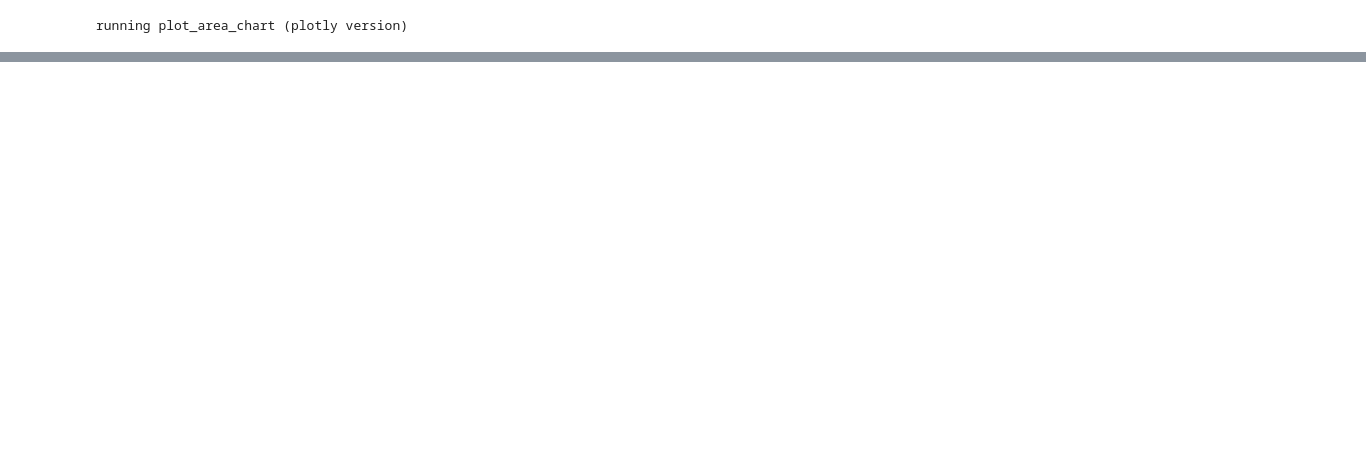
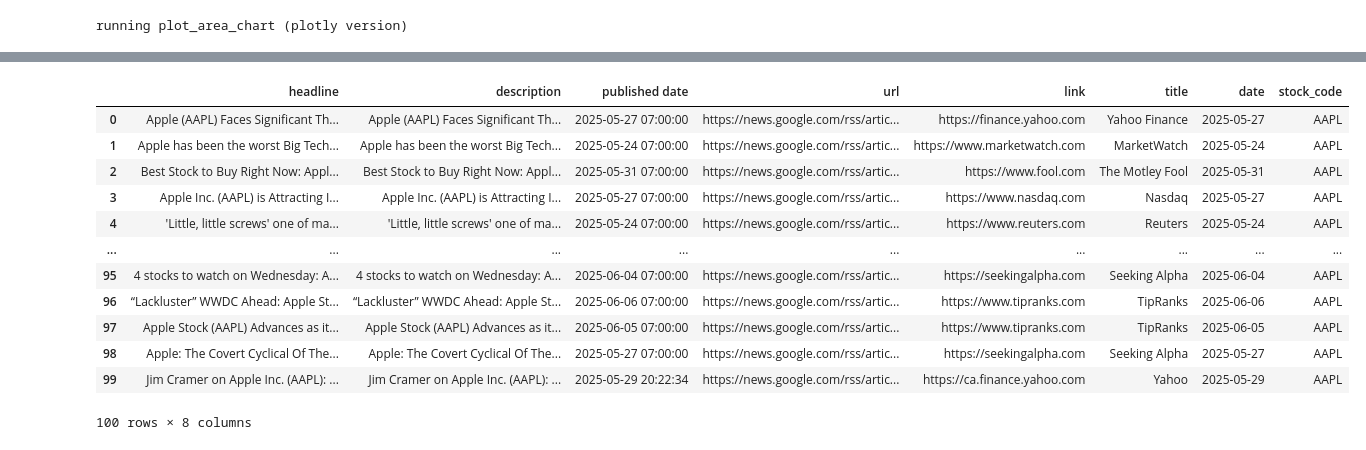
Before and after one commit to dhaanijain/stock_analyser, a Jupyter notebook: src/backend/data.ipynb, the cells around one changed output, grey strips where cells are left out. Saved outputs shown, nothing was run; the diff lists cells and outputs as text; code cells hidden in the pictures; blank space fills up the shorter version.

```diff
--- a/src/backend/data.ipynb
+++ b/src/backend/data.ipynb
@@ -48,0 +107,21 @@ fig = plot_sentiment_spikes(df_price)
+# %%
+# import streamlit as st
+# import pandas as pd
+# from datetime import datetime, timedelta
+# import sys
+# import os
+# import subprocess
+# import sqlite3
+from general import connect_to_db
+
+ticker = "AAPL"
+start_date = "2025-05-12"
+end_date = "2025-06-11"
+# sys.path.append(os.path.join(os.path.dirname(__file__), '..', 'backend'))
+# db_path = os.path.join(os.path.dirname(__file__), '..', 'backend', 'stock_data.db')
+# conn = sqlite3.connect(db_path)
+engine = connect_to_db()
+query_price = f"""
+                SELECT * FROM stock_analyzer.stock_prices WHERE stock_code = '{ticker}' AND date BETWEEN '{start_date}' AND '{end_date}' ORDER BY date;
+            """
+df_price = pd.read_sql_query(query_price, engine)
@@ -48,0 +148,4 @@ fig = plot_sentiment_spikes(df_price)
+# %%
+from data_handeling import all_articles_fetch_data
+
+all_articles = all_articles_fetch_data(ticker, start_date, end_date)
@@ -48,0 +155,16 @@ fig = plot_sentiment_spikes(df_price)
+# %%
+all_articles
+# %% [output]
+|  | headline | description | published date | url | link | title | date | stock_code |
+| 0 | Apple (AAPL) Faces Significant Th... | Apple (AAPL) Faces Significant Th... | 2025-05-27 07:00:00 | https://news.google.com/rss/artic... | https://finance.yahoo.com | Yahoo Finance | 2025-05-27 | AAPL |
+| 1 | Apple has been the worst Big Tech... | Apple has been the worst Big Tech... | 2025-05-24 07:00:00 | https://news.google.com/rss/artic... | https://www.marketwatch.com | MarketWatch | 2025-05-24 | AAPL |
+| 2 | Best Stock to Buy Right Now: Appl... | Best Stock to Buy Right Now: Appl... | 2025-05-31 07:00:00 | https://news.google.com/rss/artic... | https://www.fool.com | The Motley Fool | 2025-05-31 | AAPL |
+| 3 | Apple Inc. (AAPL) is Attracting I... | Apple Inc. (AAPL) is Attracting I... | 2025-05-27 07:00:00 | https://news.google.com/rss/artic... | https://www.nasdaq.com | Nasdaq | 2025-05-27 | AAPL |
+| 4 | 'Little, little screws' one of ma... | 'Little, little screws' one of ma... | 2025-05-24 07:00:00 | https://news.google.com/rss/artic... | https://www.reuters.com | Reuters | 2025-05-24 | AAPL |
+| ... | ... | ... | ... | ... | ... | ... | ... | ... |
+| 95 | 4 stocks to watch on Wednesday: A... | 4 stocks to watch on Wednesday: A... | 2025-06-04 07:00:00 | https://news.google.com/rss/artic... | https://seekingalpha.com | Seeking Alpha | 2025-06-04 | AAPL |
+| 96 | “Lackluster” WWDC Ahead: Apple St... | “Lackluster” WWDC Ahead: Apple St... | 2025-06-06 07:00:00 | https://news.google.com/rss/artic... | https://www.tipranks.com | TipRanks | 2025-06-06 | AAPL |
+| 97 | Apple Stock (AAPL) Advances as it... | Apple Stock (AAPL) Advances as it... | 2025-06-05 07:00:00 | https://news.google.com/rss/artic... | https://www.tipranks.com | TipRanks | 2025-06-05 | AAPL |
+| 98 | Apple: The Covert Cyclical Of The... | Apple: The Covert Cyclical Of The... | 2025-05-27 07:00:00 | https://news.google.com/rss/artic... | https://seekingalpha.com | Seeking Alpha | 2025-05-27 | AAPL |
+| 99 | Jim Cramer on Apple Inc. (AAPL): ... | Jim Cramer on Apple Inc. (AAPL): ... | 2025-05-29 20:22:34 | https://news.google.com/rss/artic... | https://ca.finance.yahoo.com | Yahoo | 2025-05-29 | AAPL |
+100 rows × 8 columns
```
Also changed, not shown: parts of 6 cells of this notebook, 7 other files.
